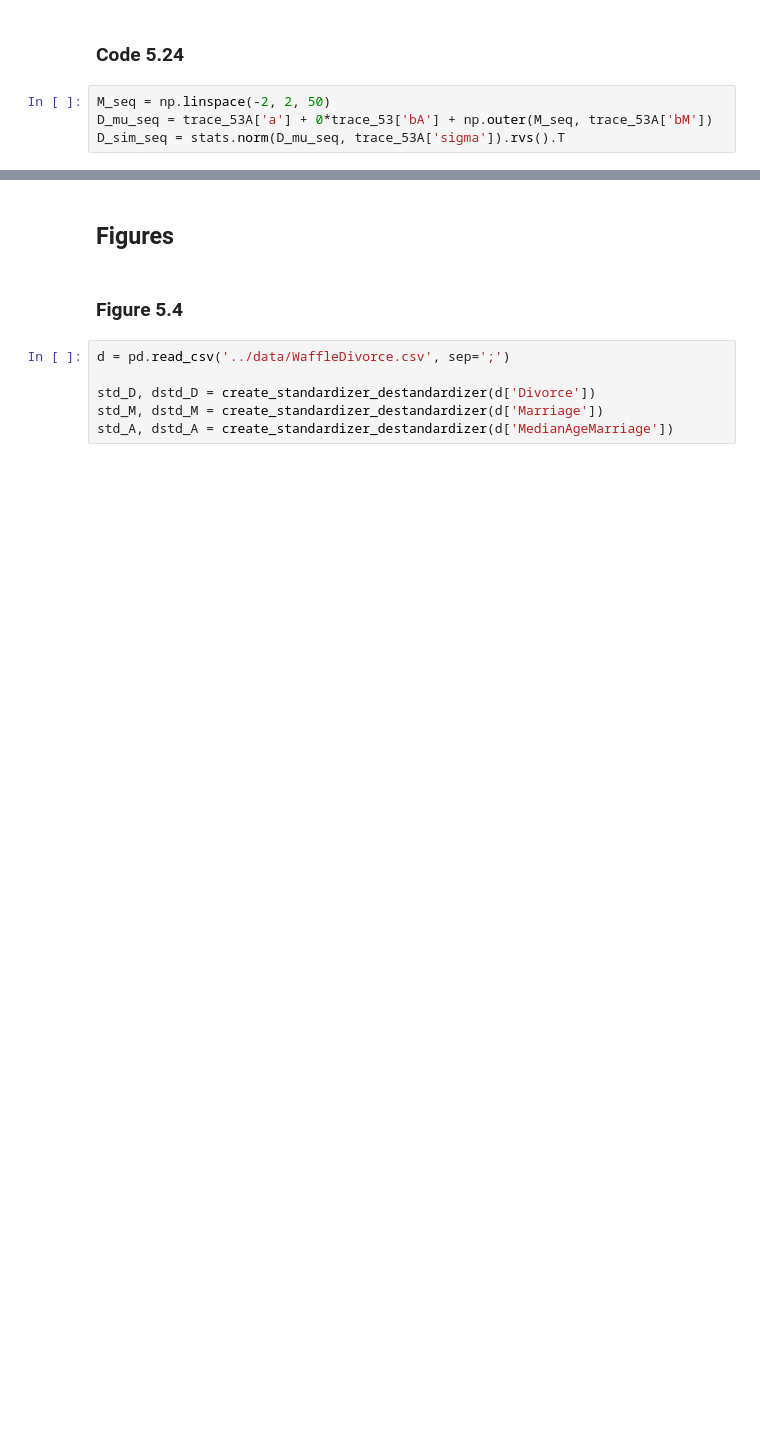
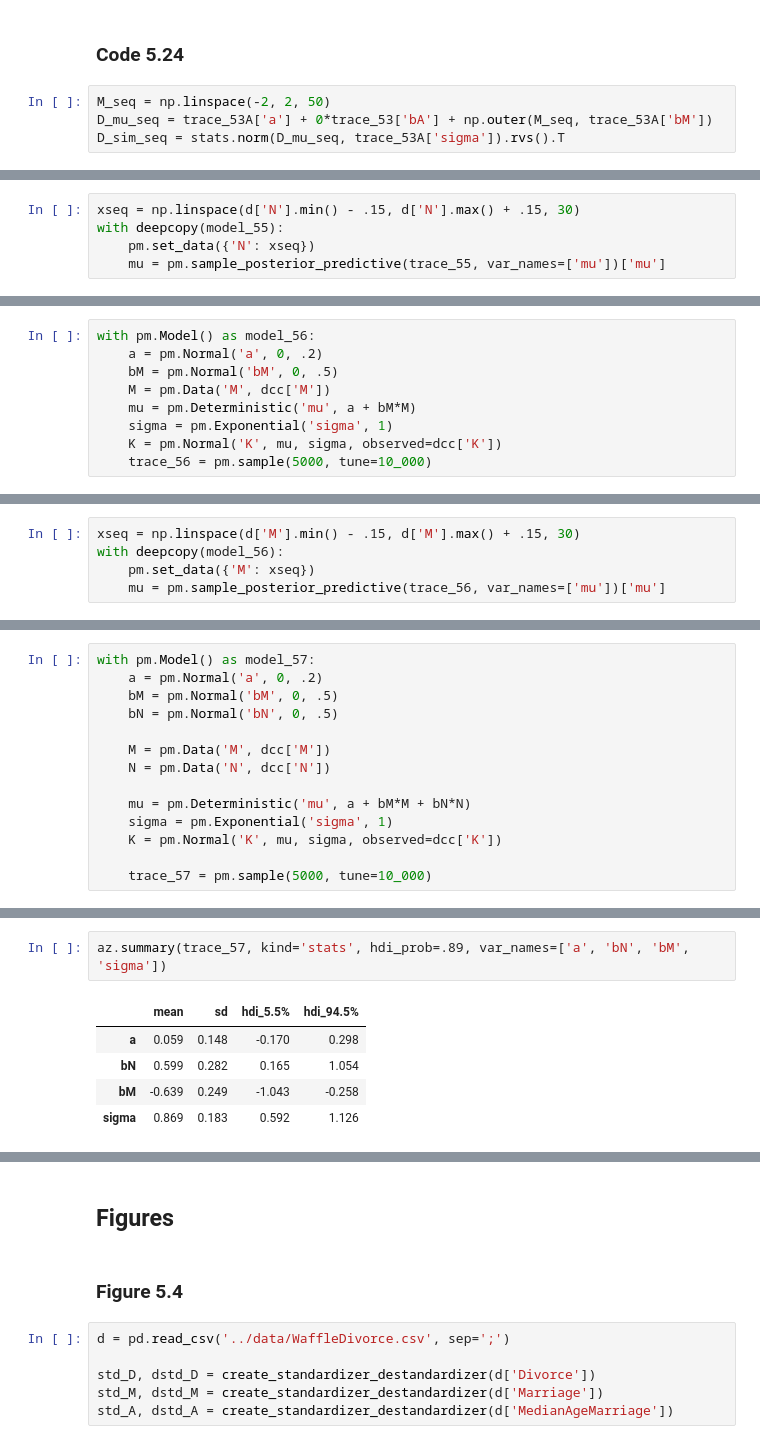
Before and after one commit to Giuco/statistical-rethinking, a Jupyter notebook: notebooks/Ch5.ipynb, the cells around one changed output, grey strips where cells are left out. Drawn from its saved outputs; the diff is of its cells as text; blank space fills up the shorter version.

```diff
--- a/notebooks/Ch5.ipynb
+++ b/notebooks/Ch5.ipynb
@@ -414,0 +581,5 @@ plt.show()
+# %%
+xseq = np.linspace(d['N'].min() - .15, d['N'].max() + .15, 30)
+with deepcopy(model_55):
+    pm.set_data({'N': xseq})
+    mu = pm.sample_posterior_predictive(trace_55, var_names=['mu'])['mu']
@@ -414,0 +601,9 @@ plt.show()
+# %%
+with pm.Model() as model_56:
+    a = pm.Normal('a', 0, .2)
+    bM = pm.Normal('bM', 0, .5)
+    M = pm.Data('M', dcc['M'])
+    mu = pm.Deterministic('mu', a + bM*M)
+    sigma = pm.Exponential('sigma', 1)
+    K = pm.Normal('K', mu, sigma, observed=dcc['K'])
+    trace_56 = pm.sample(5000, tune=10_000)
@@ -414,0 +624,5 @@ plt.show()
+# %%
+xseq = np.linspace(d['M'].min() - .15, d['M'].max() + .15, 30)
+with deepcopy(model_56):
+    pm.set_data({'M': xseq})
+    mu = pm.sample_posterior_predictive(trace_56, var_names=['mu'])['mu']
@@ -414,0 +644,14 @@ plt.show()
+# %%
+with pm.Model() as model_57:
+    a = pm.Normal('a', 0, .2)
+    bM = pm.Normal('bM', 0, .5)
+    bN = pm.Normal('bN', 0, .5)
+
+    M = pm.Data('M', dcc['M'])
+    N = pm.Data('N', dcc['N'])
+
+    mu = pm.Deterministic('mu', a + bM*M + bN*N)
+    sigma = pm.Exponential('sigma', 1)
+    K = pm.Normal('K', mu, sigma, observed=dcc['K'])
+
+    trace_57 = pm.sample(5000, tune=10_000)
@@ -414,0 +665,8 @@ plt.show()
+# %%
+az.summary(trace_57, kind='stats', hdi_prob=.89, var_names=['a', 'bN', 'bM', 'sigma'])
+# %% [output]
+|  | mean | sd | hdi_5.5% | hdi_94.5% |
+| a | 0.059 | 0.148 | -0.170 | 0.298 |
+| bN | 0.599 | 0.282 | 0.165 | 1.054 |
+| bM | -0.639 | 0.249 | -1.043 | -0.258 |
+| sigma | 0.869 | 0.183 | 0.592 | 1.126 |
```
Also changed, not shown: parts of 132 cells of this notebook.
